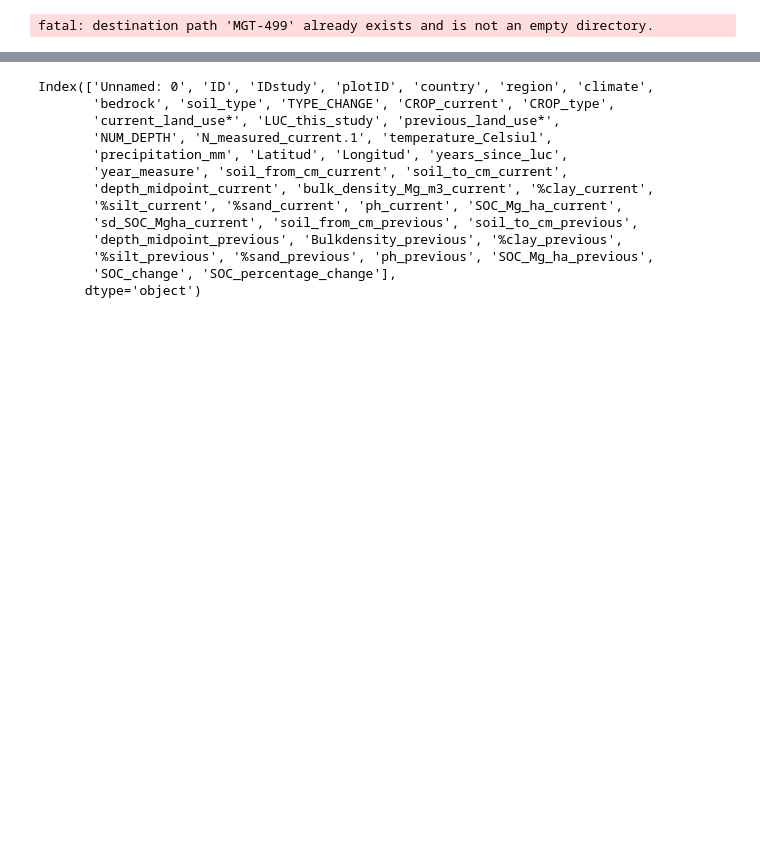
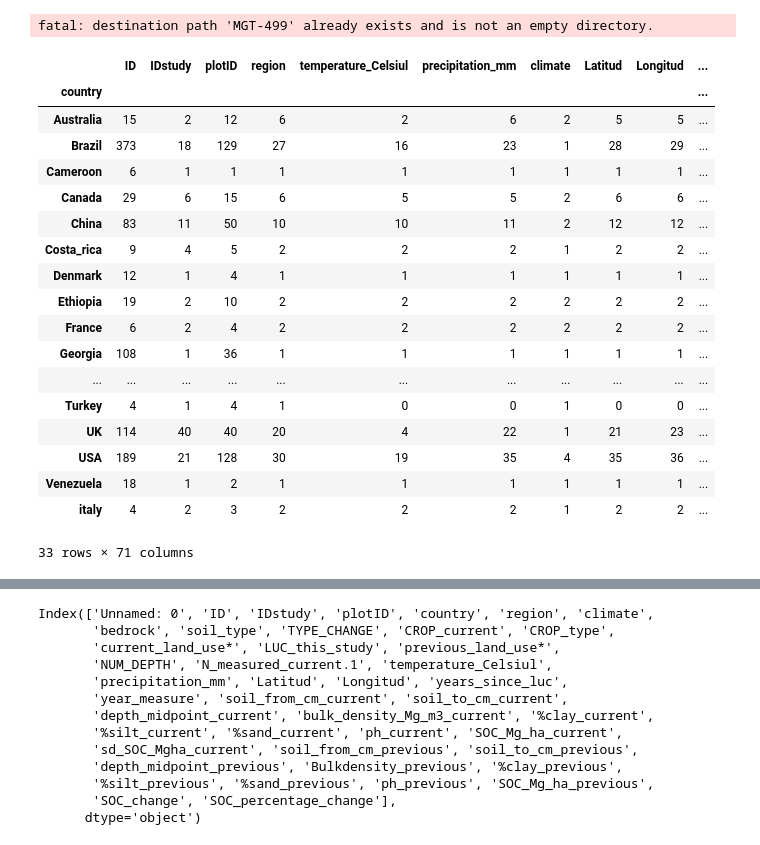
Before and after one commit to emmadefrang/MGT-499, a Jupyter notebook: SOC-project/0_SOC_LUC.ipynb, the cells around one changed output, grey strips where cells are left out. Saved outputs shown, nothing was run; the diff lists cells and outputs as text; code cells hidden in the pictures; blank space fills up the shorter version.

```diff
--- a/SOC-project/0_SOC_LUC.ipynb
+++ b/SOC-project/0_SOC_LUC.ipynb
@@ -28,6 +28,35 @@ SAVE_FIGS = False
 ! git clone https://github.com/emmadefrang/MGT-499
 # %% [output]
 fatal: destination path 'MGT-499' already exists and is not an empty directory.
+# %%
+#Let's check the original dataset to compare to the cleaned one
+
+df_og = pd.read_csv(r'C:\Users\defrang\MGT_499\SOC-project\SOC_perennials_DATABASE.csv',
+                    skiprows = 1,
+                    encoding = 'cp1252')
+
+#Count how many unique studyID and plotID combinations there are in each country
+df_og.groupby('country').nunique()
+# %% [output]
+|  | ID | IDstudy | plotID | region | temperature_Celsiul | precipitation_mm | climate | Latitud | Longitud | ... |
+| country |  |  |  |  |  |  |  |  |  | ... |
+| Australia | 15 | 2 | 12 | 6 | 2 | 6 | 2 | 5 | 5 | ... |
+| Brazil | 373 | 18 | 129 | 27 | 16 | 23 | 1 | 28 | 29 | ... |
+| Cameroon | 6 | 1 | 1 | 1 | 1 | 1 | 1 | 1 | 1 | ... |
+| Canada | 29 | 6 | 15 | 6 | 5 | 5 | 2 | 6 | 6 | ... |
+| China | 83 | 11 | 50 | 10 | 10 | 11 | 2 | 12 | 12 | ... |
+| Costa_rica | 9 | 4 | 5 | 2 | 2 | 2 | 1 | 2 | 2 | ... |
+| Denmark | 12 | 1 | 4 | 1 | 1 | 1 | 1 | 1 | 1 | ... |
+| Ethiopia | 19 | 2 | 10 | 2 | 2 | 2 | 2 | 2 | 2 | ... |
+| France | 6 | 2 | 4 | 2 | 2 | 2 | 2 | 2 | 2 | ... |
+| Georgia | 108 | 1 | 36 | 1 | 1 | 1 | 1 | 1 | 1 | ... |
+| ... | ... | ... | ... | ... | ... | ... | ... | ... | ... | ... |
+| Turkey | 4 | 1 | 4 | 1 | 0 | 0 | 1 | 0 | 0 | ... |
+| UK | 114 | 40 | 40 | 20 | 4 | 22 | 1 | 21 | 23 | ... |
+| USA | 189 | 21 | 128 | 30 | 19 | 35 | 4 | 35 | 36 | ... |
+| Venezuela | 18 | 1 | 2 | 1 | 1 | 1 | 1 | 1 | 1 | ... |
+| italy | 4 | 2 | 3 | 2 | 2 | 2 | 1 | 2 | 2 | ... |
+33 rows × 71 columns
 # %%
 #df = pd.read_csv(r"/content/MGT-499/SOC-project/SOC perennials DATABASE.csv",
                 #skiprows=1,
```
Also changed, not shown: parts of 24 cells of this notebook, 25 other files.
